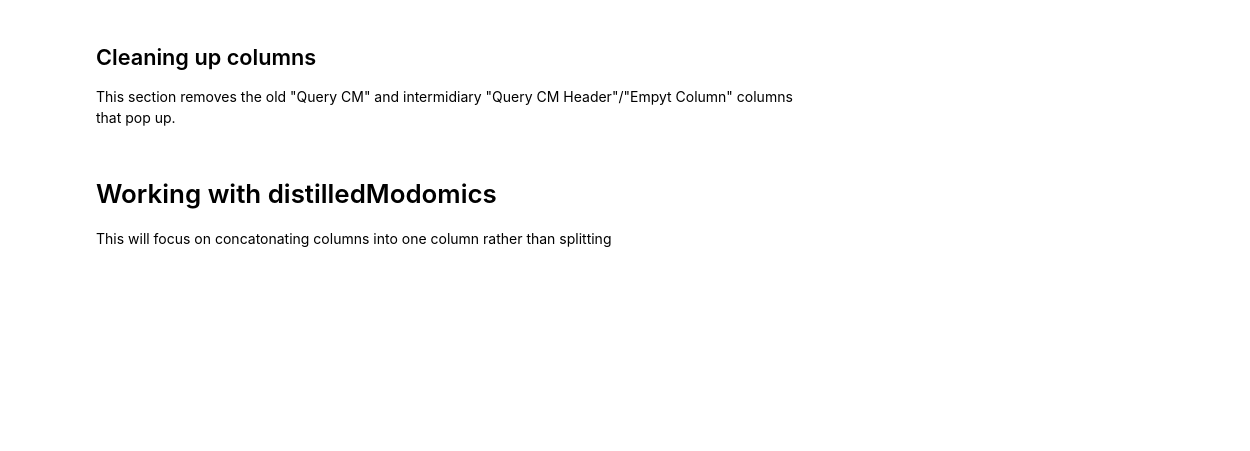
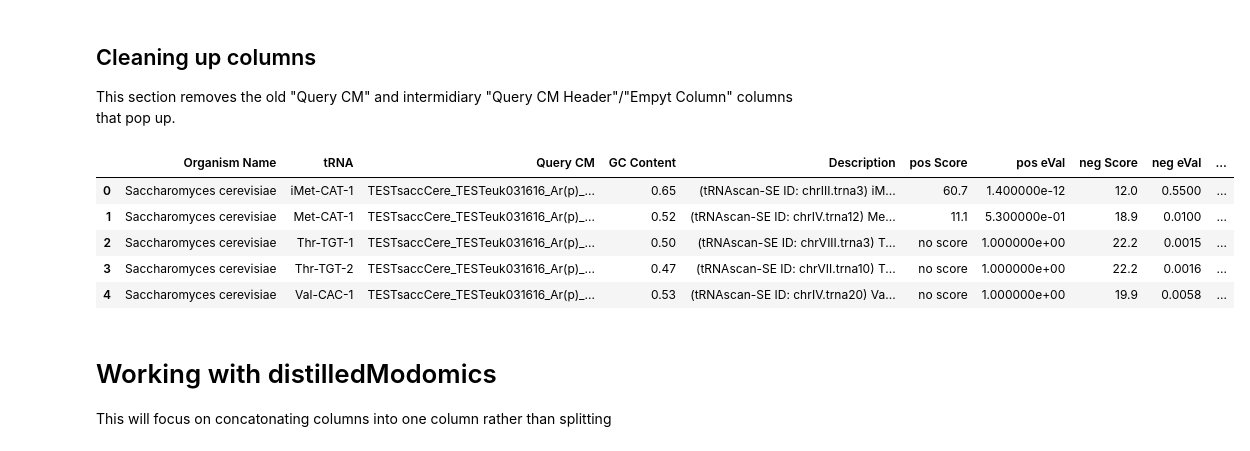
Before and after one commit to ModSquad2020/SD_Matt, a Jupyter notebook: mattstuff/DataType/PandasPractice.ipynb, the cells around one changed output. Drawn from its saved outputs; the diff is of its cells as text; code cells hidden in the pictures; blank space fills up the shorter version.

```diff
--- a/mattstuff/DataType/PandasPractice.ipynb
+++ b/mattstuff/DataType/PandasPractice.ipynb
@@ -5,7 +5,7 @@ pd.set_option('display.max_columns', None)
 pd.set_option('display.max_rows', None)
 pd.set_option('display.max_colwidth', None)
 
-df = pd.read_csv('TESTresults.csv', delimiter=' ')
+df = pd.read_csv('TESTresultsBetter.csv', delimiter=',')
 df2 = pd.read_csv('distilledModomicsBetter.csv', delimiter=',')
 # %% [markdown]
 # Working with TESTresults
@@ -23,8 +23,16 @@ df[['Against Organism', "Kingdom CM", "Modification", "Position", "CM Charge", "
 This section removes the old "Query CM" and intermidiary
 "Query CM Header"/"Empyt Column" columns that pop up.
 # %%
-df.drop(['Query CM Header','Empty Column', "Query CM"], axis=1, inplace=True)
-#df
+#df.drop(['Query CM Header','Empty Column', "Query CM"], axis=1, inplace=True)
+df.drop(['Query CM Header','Empty Column'], axis=1, inplace=True)
+df.head()
+# %% [output]
+|  | Organism Name | tRNA | Query CM | GC Content | Description | pos Score | pos eVal | neg Score | neg eVal | ... |
+| 0 | Saccharomyces cerevisiae | iMet-CAT-1 | TESTsaccCere_TESTeuk031616_Ar(p)_... | 0.65 | (tRNAscan-SE ID: chrIII.trna3) iM... | 60.7 | 1.400000e-12 | 12.0 | 0.5500 | ... |
+| 1 | Saccharomyces cerevisiae | Met-CAT-1 | TESTsaccCere_TESTeuk031616_Ar(p)_... | 0.52 | (tRNAscan-SE ID: chrIV.trna12) Me... | 11.1 | 5.300000e-01 | 18.9 | 0.0100 | ... |
+| 2 | Saccharomyces cerevisiae | Thr-TGT-1 | TESTsaccCere_TESTeuk031616_Ar(p)_... | 0.50 | (tRNAscan-SE ID: chrVIII.trna3) T... | no score | 1.000000e+00 | 22.2 | 0.0015 | ... |
+| 3 | Saccharomyces cerevisiae | Thr-TGT-2 | TESTsaccCere_TESTeuk031616_Ar(p)_... | 0.47 | (tRNAscan-SE ID: chrVII.trna10) T... | no score | 1.000000e+00 | 22.2 | 0.0016 | ... |
+| 4 | Saccharomyces cerevisiae | Val-CAC-1 | TESTsaccCere_TESTeuk031616_Ar(p)_... | 0.53 | (tRNAscan-SE ID: chrIV.trna20) Va... | no score | 1.000000e+00 | 19.9 | 0.0058 | ... |
 # %% [markdown]
 # Working with distilledModomics
 This will focus on concatonating columns into one column rather than splitting
```
Also changed, not shown: parts of 3 cells of this notebook, 4 other files.
